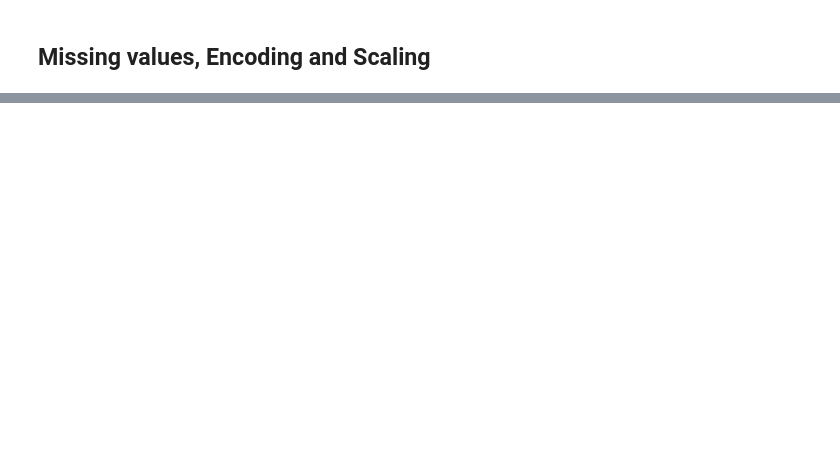
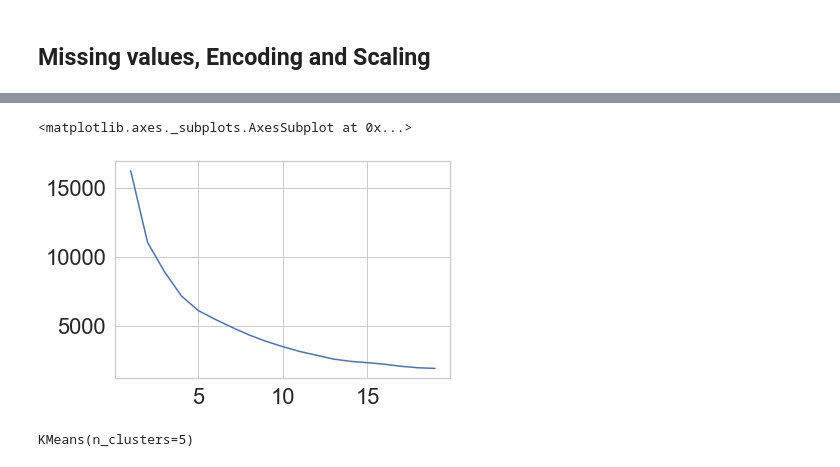
Before and after one commit to PietroDona/DS_Exercises, a Jupyter notebook: Customer Segmentation/notebooks/Segmentation-EDA.ipynb, the cells around one changed output, grey strips where cells are left out. Cells and saved outputs as stored; diff of their text form; code cells hidden in the pictures; blank space fills up the shorter version.

```diff
--- a/Customer Segmentation/notebooks/Segmentation-EDA.ipynb
+++ b/Customer Segmentation/notebooks/Segmentation-EDA.ipynb
@@ -150,0 +192,21 @@ data_for_segmentation['Age']
+# %%
+scaled_data=pd.DataFrame(scaled_data, columns=cleaned_data.columns)
+# %%
+from sklearn.cluster import KMeans
+
+wcss_1 = []
+range_values = range(1, 20)
+for i in range_values:
+  kmeans = KMeans(n_clusters=i)
+  kmeans.fit(scaled_data)
+  wcss_1.append(kmeans.inertia_)
+# %%
+sns.lineplot(range_values,wcss_1)
+# %% [output]
+<matplotlib.axes._subplots.AxesSubplot at 0x...>
+[figure, added]
+# %%
+kmeans = KMeans(n_clusters=5)
+kmeans.fit(scaled_data)
+# %% [output]
+KMeans(n_clusters=5)
```
Also changed, not shown: parts of 36 cells of this notebook, 13 other files.
